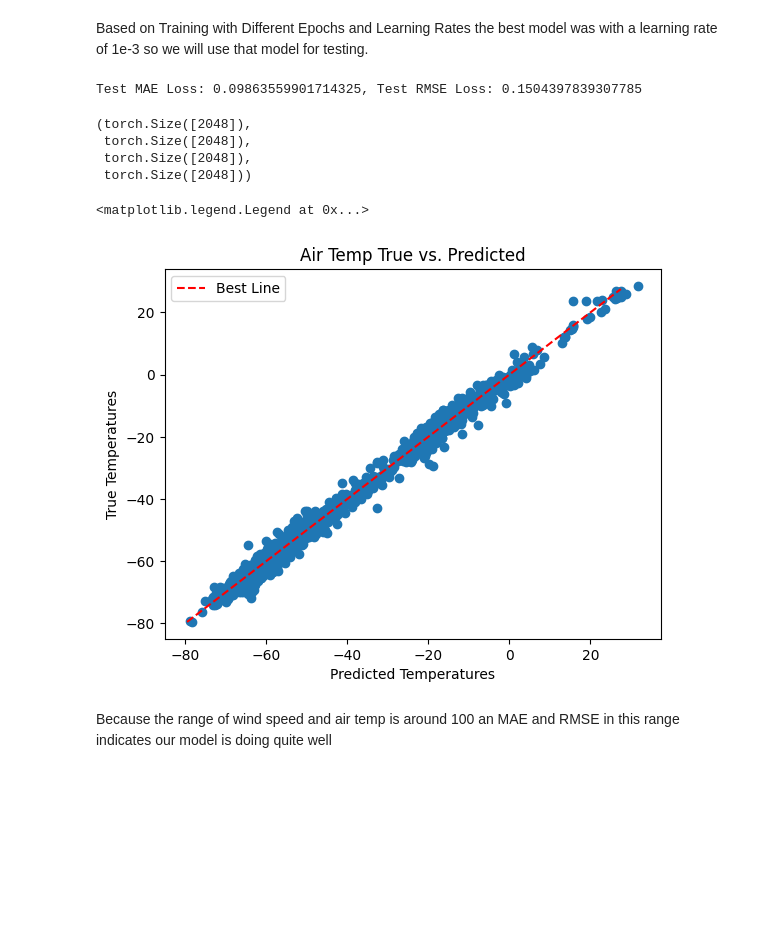
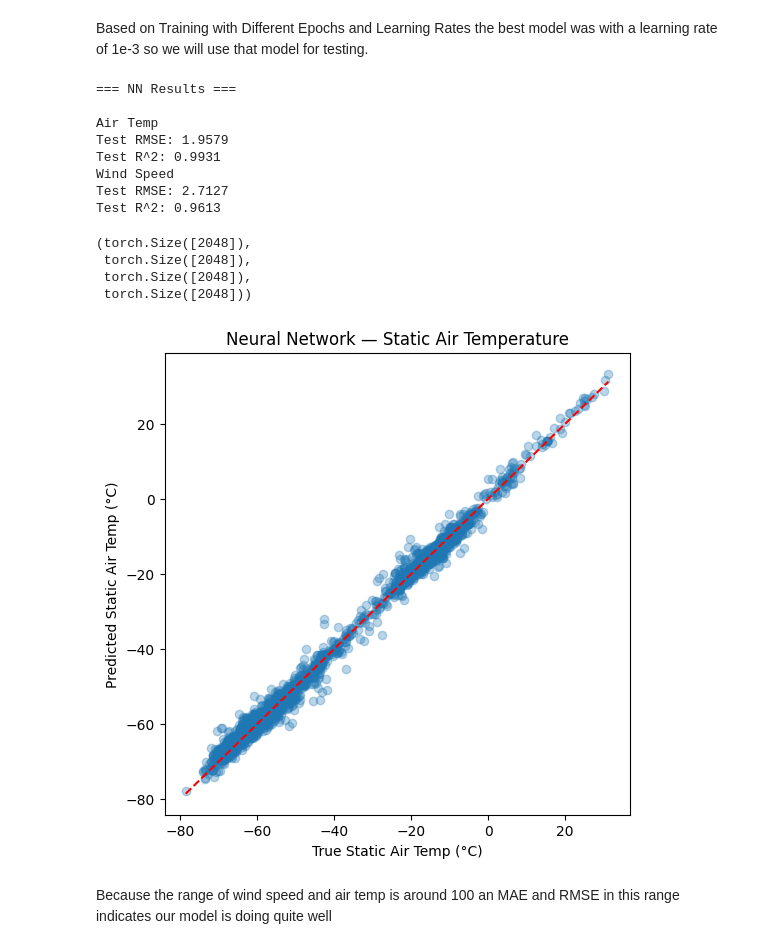
Before and after one commit to sabelle/Arctic-Atmospheric-Predictions, a Jupyter notebook: final_proj.ipynb, the cells around one changed output. Drawn from its saved outputs; the diff is of its cells as text; code cells hidden in the pictures; blank space fills up the shorter version.

```diff
--- a/final_proj.ipynb
+++ b/final_proj.ipynb
@@ -819,17 +830,32 @@ with torch.no_grad():
             X, y = X.to(device), y.to(device)
             pred = mlp_lr3[0](X)
 
-            if len(ypred) < 8:
-              ypred.append(ads.target_scaler.inverse_transform(pred.cpu().numpy()))
-              yt.append(ads.target_scaler.inverse_transform(y.cpu().numpy()))
+            ypred.append(ads.target_scaler.inverse_transform(pred.cpu().numpy()))
+            yt.append(ads.target_scaler.inverse_transform(y.cpu().numpy()))
 
-            total_mae += mae(y, pred) * X.size(0)
-            total_rmse += torch.sqrt(mse(y, pred)) * X.size(0)
-            n += X.size(0)
 
-  print(f"Test MAE Loss: {total_mae/n}, Test RMSE Loss: {total_rmse/n}")
+yptemp = torch.tensor([t[:, 0] for t in ypred[:-1]]).flatten()
+ypwind = torch.tensor([t[:, 1] for t in ypred[:-1]]).flatten()
+
+yttemp = torch.tensor([t[:, 0] for t in yt[:-1]]).flatten()
+ytwind = torch.tensor([t[:, 1] for t in yt[:-1]]).flatten()
+
+print("=== NN Results ===\n")
+print("Air Temp")
+print(f"Test RMSE: {root_mean_squared_error(yttemp, yptemp):.4f}")
+print(f"Test R^2: {r2_score(yttemp, yptemp):.4f}")
+print("Wind Speed")
+print(f"Test RMSE: {root_mean_squared_error(ytwind, ypwind):.4f}")
+print(f"Test R^2: {r2_score(ytwind, ypwind):.4f}")
 # %% [output]
-Test MAE Loss: 0.09863559901714325, Test RMSE Loss: 0.1504397839307785
+=== NN Results ===
+
+Air Temp
+Test RMSE: 1.9579
+Test R^2: 0.9931
+Wind Speed
+Test RMSE: 2.7127
+Test R^2: 0.9613
 # %%
 yptemp = torch.tensor([t[:, 0] for t in ypred[:8]]).flatten()
 ypwind = torch.tensor([t[:, 1] for t in ypred[:8]]).flatten()
@@ -843,16 +869,17 @@ yptemp.shape, yttemp.shape, ypwind.shape, ytwind.shape
  torch.Size([2048]),
  torch.Size([2048]),
  torch.Size([2048]))
-# %%
-plt.scatter(yptemp, yttemp)
-blf = np.arange(yttemp.min(), yttemp.max())
-plt.xlabel("Predicted Temperatures")
-plt.ylabel("True Temperatures")
-plt.title("Air Temp True vs. Predicted")
-plt.plot(blf, blf, label="Best Line", color="r", linestyle="--")
-plt.legend()
-# %% [output]
-<matplotlib.legend.Legend at 0x...>
-[figure, removed]
+# %%
+
+plt.figure(figsize=(6,6))
+plt.scatter(yttemp, yptemp, alpha=0.3)
+plt.xlabel("True Static Air Temp (°C)")
+plt.ylabel("Predicted Static Air Temp (°C)")
+plt.title("Neural Network — Static Air Temperature")
+plt.plot([yttemp.min(), yttemp.max()],
+         [yttemp.min(), yttemp.max()], 'r--')  # ideal line
+plt.show()
+# %% [output]
+[figure, added]
 # %% [markdown]
 Because the range of wind speed and air temp is around 100 an MAE and RMSE in this range indicates our model is doing quite well
```
Also changed, not shown: parts of 6 cells of this notebook.
